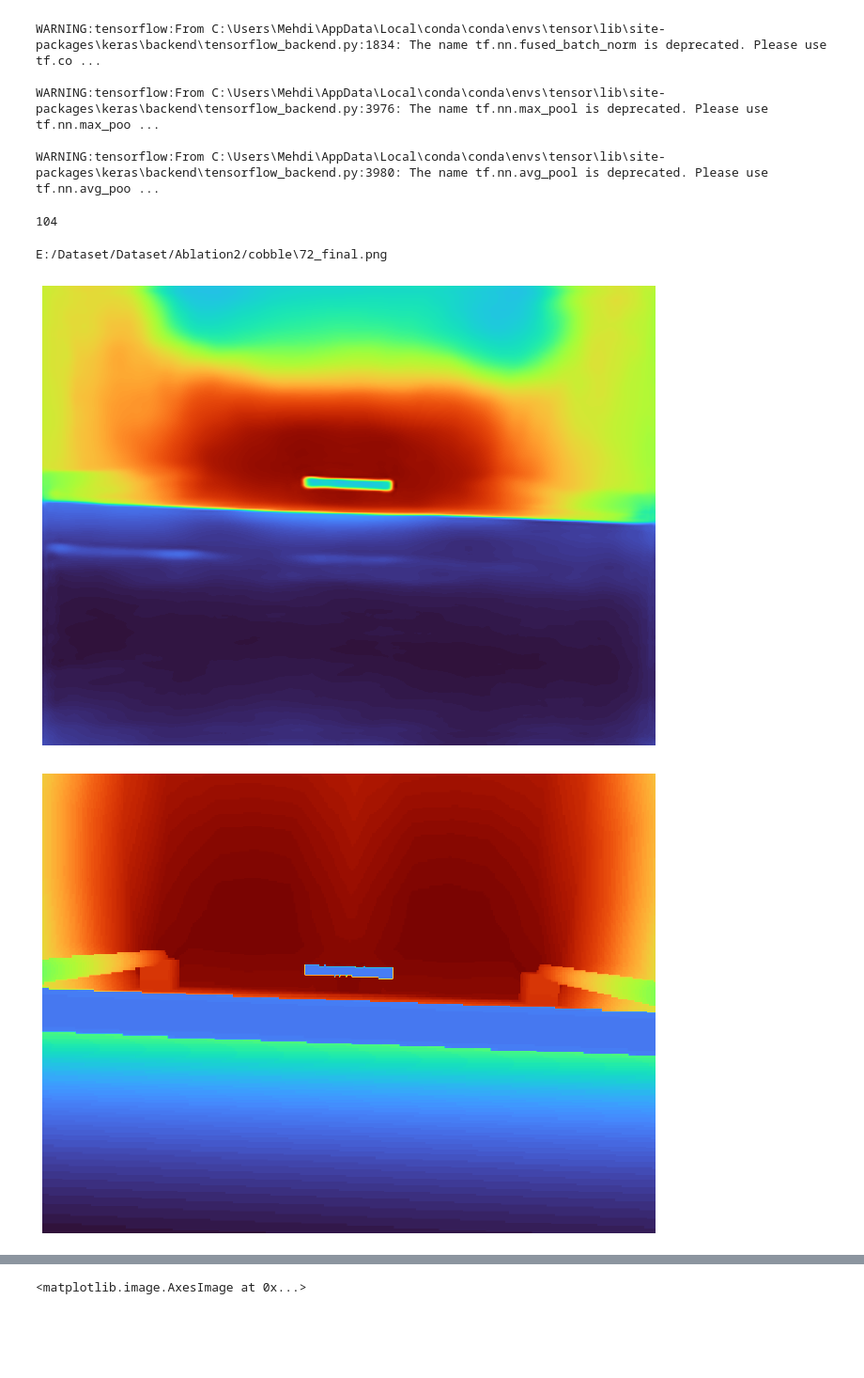
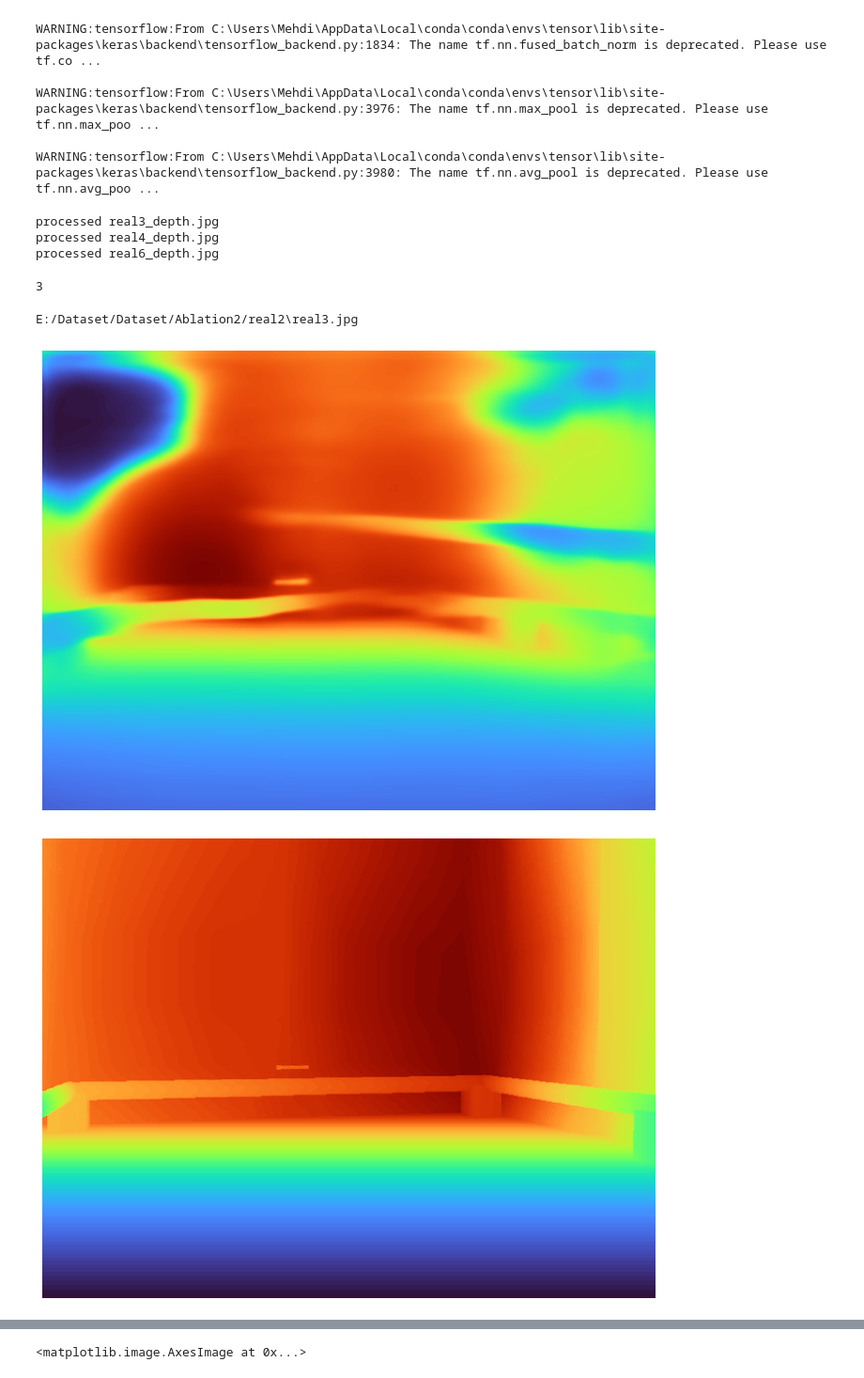
Before and after one commit to MMehdiMousavi/DenseDepth, a Jupyter notebook: Evaluate.ipynb, the cells around one changed output, grey strips where cells are left out. Shown: that part at 94% size. Saved outputs shown, nothing was run; the diff lists cells and outputs as text; code cells hidden in the pictures; blank space fills up the shorter version.

```diff
--- a/Evaluate.ipynb
+++ b/Evaluate.ipynb
@@ -364,15 +364,27 @@ WARNING:tensorflow:From C:\Users\Mehdi\AppData\Local\conda\conda\envs\tensor\lib
 WARNING:tensorflow:From C:\Users\Mehdi\AppData\Local\conda\conda\envs\tensor\lib\site-packages\keras\backend\tensorflow_backend.py:3976: The name tf.nn.max_pool is deprecated. Please use tf.nn.max_poo ...
 
 WARNING:tensorflow:From C:\Users\Mehdi\AppData\Local\conda\conda\envs\tensor\lib\site-packages\keras\backend\tensorflow_backend.py:3980: The name tf.nn.avg_pool is deprecated. Please use tf.nn.avg_poo ...
+# %%
+for filename in os.listdir(source + '/Depth/'):
+    depth = Image.open(source + '/Depth/' + filename)
+    depth = depth.convert('L')
+    depth = depth.resize((640, 480))
+
+    depth.save(source + '/Depth/'+filename.replace('.jpg', '_final.jpg'), quality=100)
+    print("processed " + filename)
+# %% [output]
+processed real3_depth.jpg
+processed real4_depth.jpg
+processed real6_depth.jpg
 # %%
 import glob
 
 
-source = 'E:/Dataset/Dataset/Ablation2/'
+source = 'E:/Dataset/Dataset/Ablation2/real2'
 #source = 'test_data/same_domain/'
-depthlist = glob.glob(source + 'Depth/*_final.png')
-#rgblist = glob.glob(source + 'real/*.jpg')
-rgblist = glob.glob(source + 'cobble/*_final.png')
+depthlist = glob.glob(source + '/Depth/*final.jpg')
+rgblist = glob.glob(source + '/*.jpg')
+#rgblist = glob.glob(source + 'cobble/*_final.png')
 
 uedepth = load_images(depthlist)
 uergb = load_images(rgblist)
@@ -383,30 +395,30 @@ preds = predictue(uemodel, uergb/255)
 plt.rcParams['figure.figsize'] = [16, 9]
 print(len(rgblist))
 # %% [output]
-104
+3
 # %%
- i = 73
+ i = 0
 print(rgblist[i])
 cemap = 'turbo'
 plt.imshow(resize(preds[i,:,:,0], (480,640), order=1, preserve_range=True, mode='reflect', anti_aliasing=True), cmap=cemap)
 #plt.imshow(preds[25,:,:,0], cmap='magma_r')
 
 plt.axis('off')
 #plt.figure(figsize=(16,9))
 plt.show()
 
 plt.imshow(uedepth[i,:,:], cmap=cemap)
 #plt.colorbar()
 plt.axis('off')
 #plt.figure(figsize=(16,9))
 plt.show()
 
 plt.imshow(uergb[i,:,:]/255, cmap=cemap)
 # plt.colorbar()
 plt.axis('off')
 #plt.figure(figsize=(16,9))
 plt.show()
 # %% [output]
-E:/Dataset/Dataset/Ablation2/cobble\72_final.png
+E:/Dataset/Dataset/Ablation2/real2\real3.jpg
-[figure, old version]
+[figure, new version]
-[figure, old version]
+[figure, new version]
```
Also changed, not shown: parts of 2 cells of this notebook.
